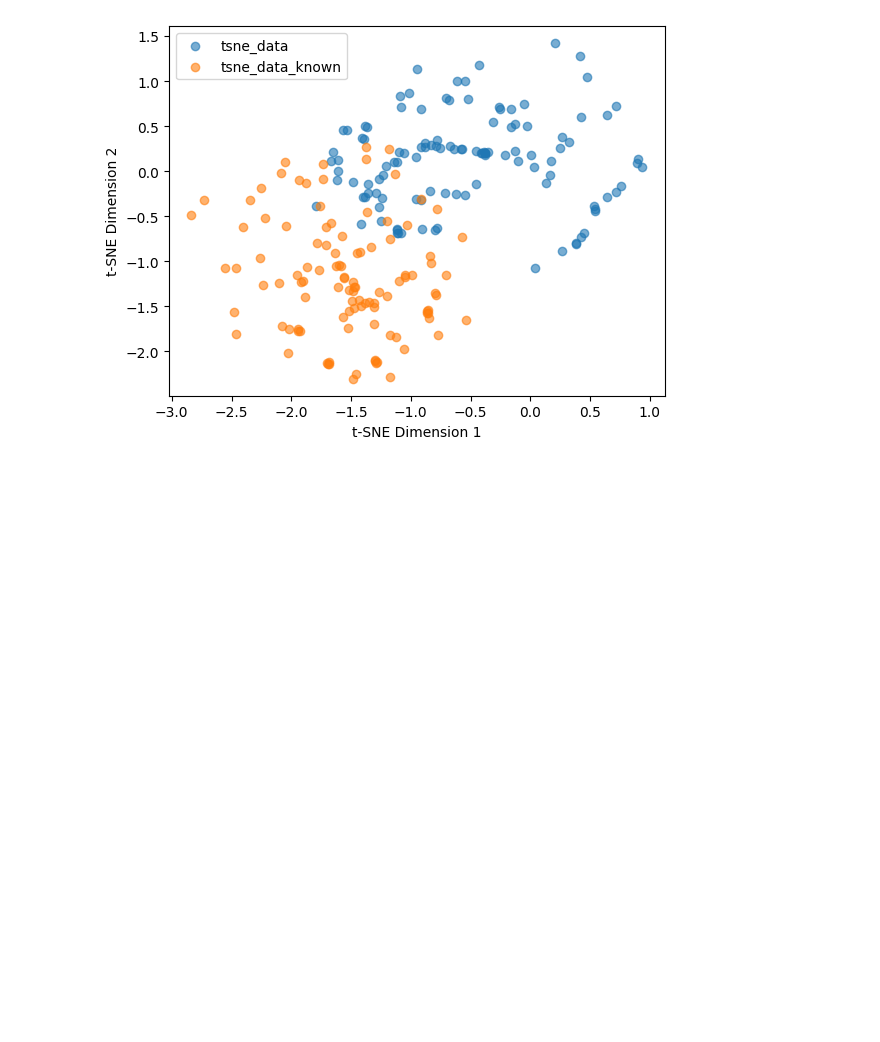
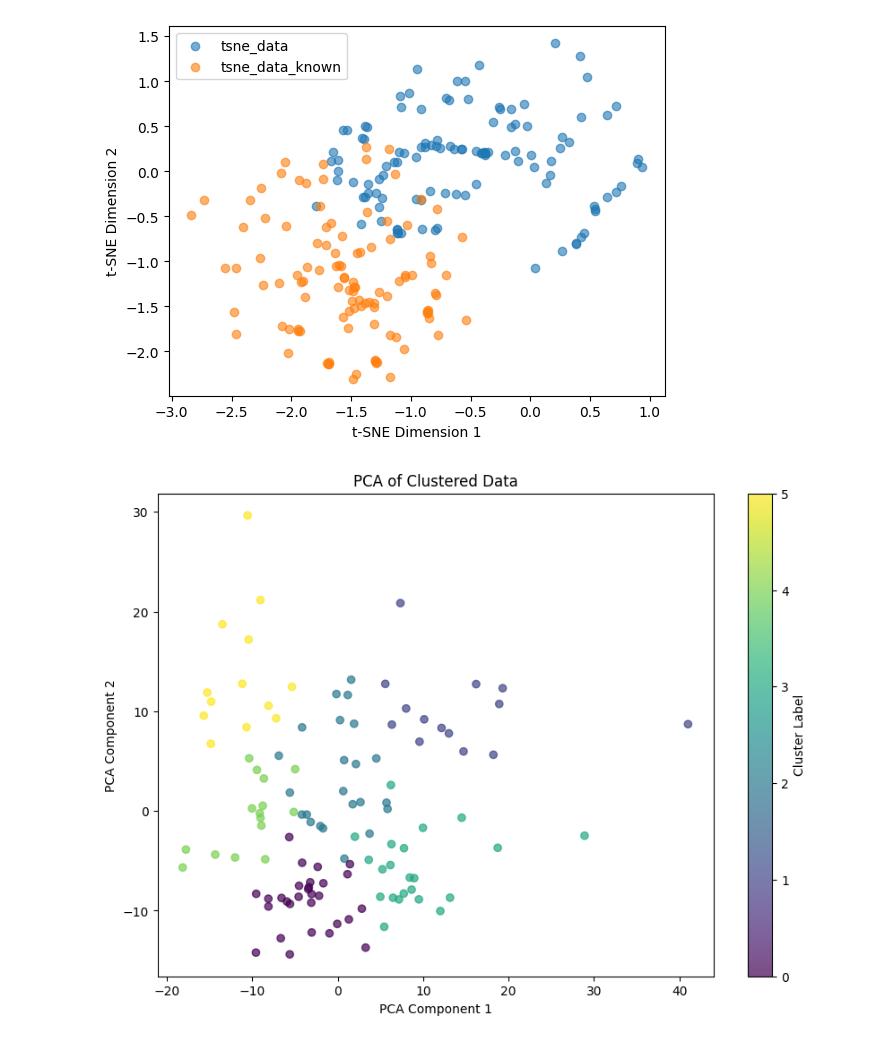
Before and after one commit to Byte-Crfat-AI/DS203_final_project, a Jupyter notebook: Final_2.ipynb, the cells around one changed output. Saved outputs shown, nothing was run; the diff lists cells and outputs as text; code cells hidden in the pictures; blank space fills up the shorter version.

```diff
--- a/Final_2.ipynb
+++ b/Final_2.ipynb
@@ -315,3 +313,19 @@ Cluster_label = kmeans.labels_
+# %%
+kmeans = KMeans(n_clusters=6, random_state=0, n_init="auto").fit(Features)
+Cluster_label = kmeans.labels_
+pca = PCA(n_components=2)
+features_pca = pca.fit_transform(Features)
+
+# Plotting
+plt.figure(figsize=(10, 7))
+scatter = plt.scatter(features_pca[:, 0], features_pca[:, 1], c=Cluster_label, cmap="viridis", alpha=0.7)
+plt.colorbar(scatter, label="Cluster Label")  # Color bar to show cluster label mapping
+plt.xlabel("PCA Component 1")
+plt.ylabel("PCA Component 2")
+plt.title("PCA of Clustered Data")
+plt.show()
+# %% [output]
+[figure, added]
 # %%
 result_df = pd.DataFrame({'CLuster_Label': Cluster_label, 'MetaData': meta_data})
 result_df.to_csv('Cluster.csv', index=False)
```
Also changed, not shown: parts of 3 cells of this notebook.
